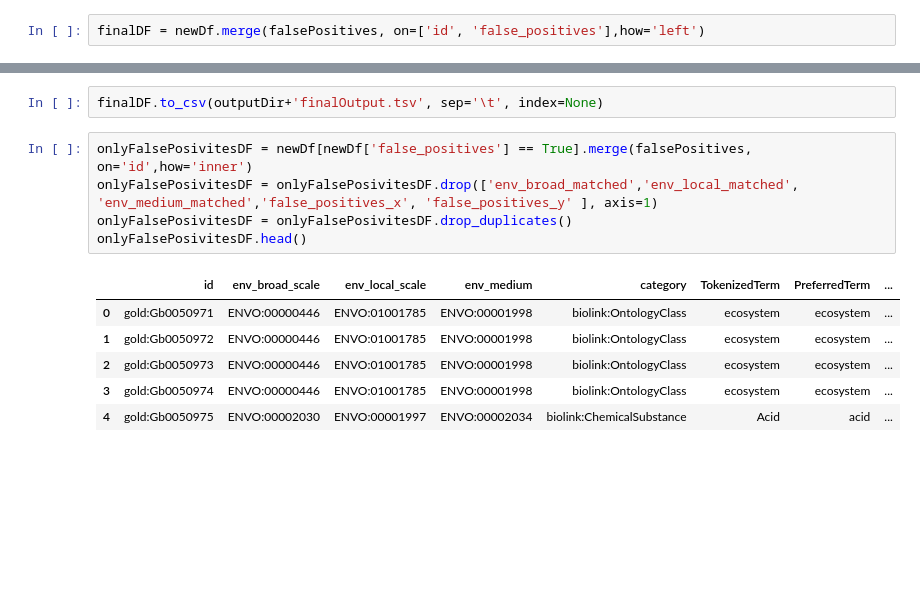
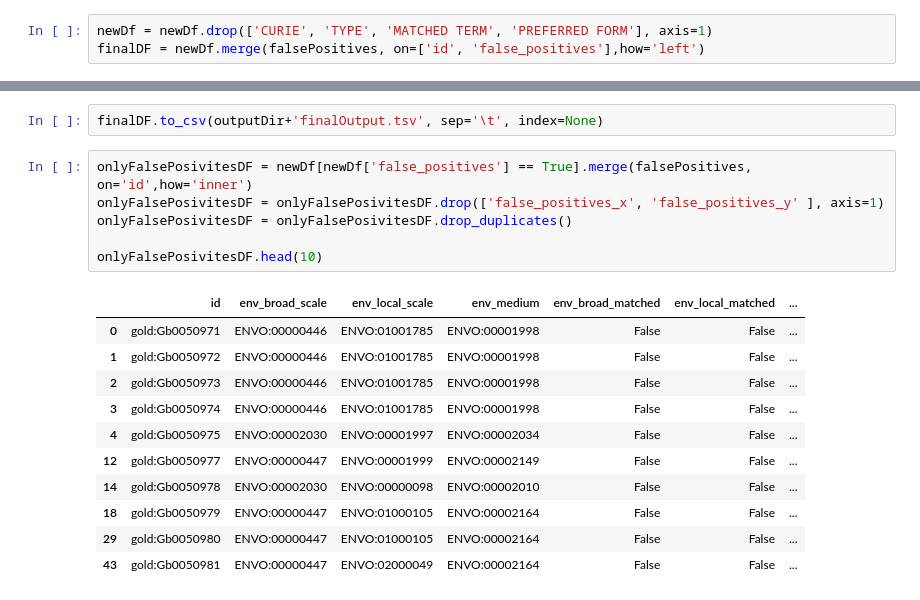
Before and after one commit to INCATools/biosample-analysis, a Jupyter notebook: src/notebooks/Gold database Analysis.ipynb, the cells around one changed output, grey strips where cells are left out. Drawn from its saved outputs; the diff is of its cells as text; blank space fills up the shorter version.

```diff
--- a/src/notebooks/Gold database Analysis.ipynb
+++ b/src/notebooks/Gold database Analysis.ipynb
@@ -153,2 +167,3 @@ falsePositives.head()
 # %%
+newDf = newDf.drop(['CURIE', 'TYPE', 'MATCHED TERM', 'PREFERRED FORM'], axis=1)
 finalDF = newDf.merge(falsePositives, on=['id', 'false_positives'],how='left')
@@ -156,13 +181,19 @@ finalDF = newDf.merge(falsePositives, on=['id', 'false_positives'],how='left')
 finalDF.to_csv(outputDir+'finalOutput.tsv', sep='\t', index=None)
 # %%
 onlyFalsePosivitesDF = newDf[newDf['false_positives'] == True].merge(falsePositives, on='id',how='inner')
-onlyFalsePosivitesDF = onlyFalsePosivitesDF.drop(['env_broad_matched','env_local_matched', 'env_medium_matched','false_positives_x', 'false_positives_y' ], axis=1)
+onlyFalsePosivitesDF = onlyFalsePosivitesDF.drop(['false_positives_x', 'false_positives_y' ], axis=1)
 onlyFalsePosivitesDF = onlyFalsePosivitesDF.drop_duplicates()
-onlyFalsePosivitesDF.head()
+
+onlyFalsePosivitesDF.head(10)
 # %% [output]
-|  | id | env_broad_scale | env_local_scale | env_medium | category | TokenizedTerm | PreferredTerm | ... |
-| 0 | gold:Gb0050971 | ENVO:00000446 | ENVO:01001785 | ENVO:00001998 | biolink:OntologyClass | ecosystem | ecosystem | ... |
-| 1 | gold:Gb0050972 | ENVO:00000446 | ENVO:01001785 | ENVO:00001998 | biolink:OntologyClass | ecosystem | ecosystem | ... |
-| 2 | gold:Gb0050973 | ENVO:00000446 | ENVO:01001785 | ENVO:00001998 | biolink:OntologyClass | ecosystem | ecosystem | ... |
-| 3 | gold:Gb0050974 | ENVO:00000446 | ENVO:01001785 | ENVO:00001998 | biolink:OntologyClass | ecosystem | ecosystem | ... |
-| 4 | gold:Gb0050975 | ENVO:00002030 | ENVO:00001997 | ENVO:00002034 | biolink:ChemicalSubstance | Acid | acid | ... |
+|  | id | env_broad_scale | env_local_scale | env_medium | env_broad_matched | env_local_matched | ... |
+| 0 | gold:Gb0050971 | ENVO:00000446 | ENVO:01001785 | ENVO:00001998 | False | False | ... |
+| 1 | gold:Gb0050972 | ENVO:00000446 | ENVO:01001785 | ENVO:00001998 | False | False | ... |
+| 2 | gold:Gb0050973 | ENVO:00000446 | ENVO:01001785 | ENVO:00001998 | False | False | ... |
+| 3 | gold:Gb0050974 | ENVO:00000446 | ENVO:01001785 | ENVO:00001998 | False | False | ... |
+| 4 | gold:Gb0050975 | ENVO:00002030 | ENVO:00001997 | ENVO:00002034 | False | False | ... |
+| 12 | gold:Gb0050977 | ENVO:00000447 | ENVO:00001999 | ENVO:00002149 | False | False | ... |
+| 14 | gold:Gb0050978 | ENVO:00002030 | ENVO:00000098 | ENVO:00002010 | False | False | ... |
+| 18 | gold:Gb0050979 | ENVO:00000447 | ENVO:01000105 | ENVO:00002164 | False | False | ... |
+| 29 | gold:Gb0050980 | ENVO:00000447 | ENVO:01000105 | ENVO:00002164 | False | False | ... |
+| 43 | gold:Gb0050981 | ENVO:00000447 | ENVO:02000049 | ENVO:00002164 | False | False | ... |
```
Also changed, not shown: parts of 19 cells of this notebook.
